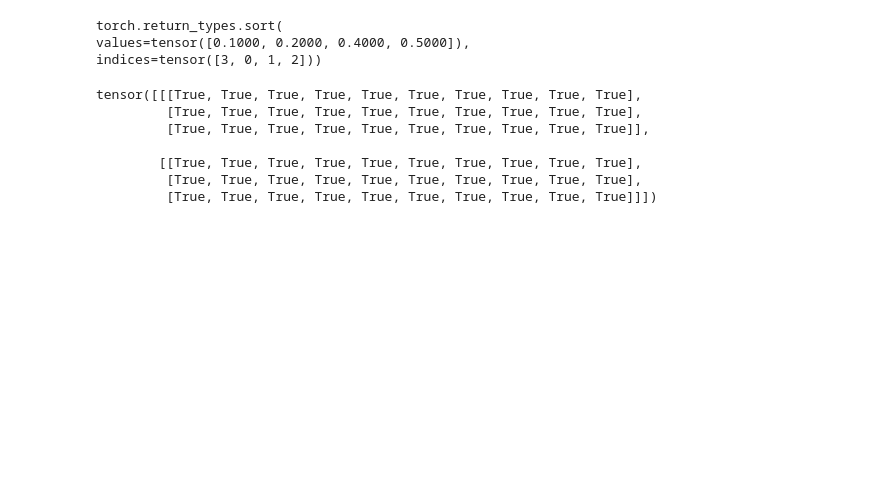
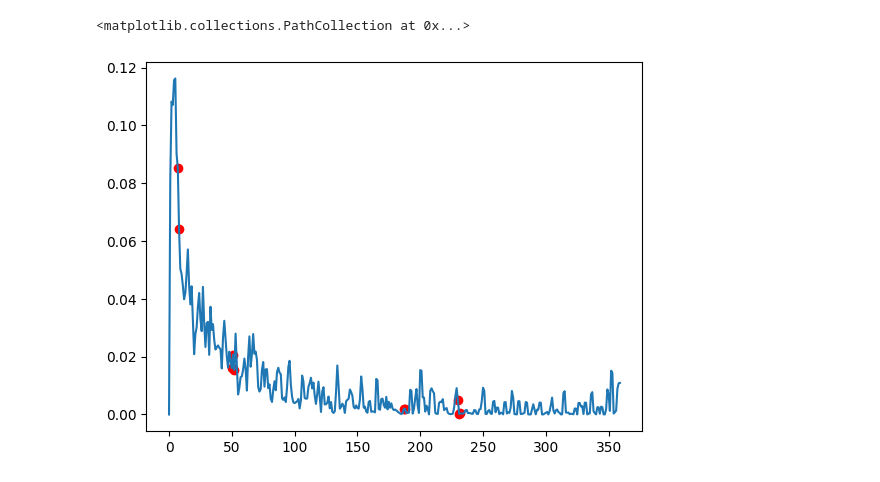
Before and after one commit to nguyen599/BrainMAP, a Jupyter notebook: test.ipynb, the cells around one changed output. Drawn from its saved outputs; the diff is of its cells as text; code cells hidden in the pictures; blank space fills up the shorter version.

```diff
--- a/test.ipynb
+++ b/test.ipynb
@@ -10,16 +0,0 @@ tensor([0.1000, 0.2000, 0.4000, 0.5000])
-# %%
-torch.sort(tensor_a, descending=False)
-# %% [output]
-torch.return_types.sort(
-values=tensor([0.1000, 0.2000, 0.4000, 0.5000]),
-indices=tensor([3, 0, 1, 2]))
-# %%
-torch.max(t1, -2).values == t1.squeeze(2)
-# %% [output]
-tensor([[[True, True, True, True, True, True, True, True, True, True],
-         [True, True, True, True, True, True, True, True, True, True],
-         [True, True, True, True, True, True, True, True, True, True]],
-
-        [[True, True, True, True, True, True, True, True, True, True],
-         [True, True, True, True, True, True, True, True, True, True],
-         [True, True, True, True, True, True, True, True, True, True]]])
@@ -25,0 +20,45 @@ tensor([[[True, True, True, True, True, True, True, True, True, True],
+# %%
+def calculate_sim(y):
+    sim = (torch.bmm(y, y.transpose(-1,-2))).squeeze(-1)
+    sims = [torch.zeros(y.shape[0]).to(sim.device)]
+    for i in range(sim.shape[1]-1):
+        sims.append(sim[:,i,i+1])
+    sims = torch.stack(sims, dim=1)
+    sims = (sims - sims.min(dim=1, keepdim=True)[0]) / (sims.max(dim=1, keepdim=True)[0] - sims.min(dim=1, keepdim=True)[0])
+    import matplotlib.pyplot as plt
+    # plt.plot(sims.cpu().detach().numpy())
+    # plt.savefig('similarity.png')
+    sims_ = [torch.zeros(y.shape[0]).to(sim.device)]
+    for i in range(sim.shape[1]-1):
+        sims_.append((sims[:,i+1] - sims[:,i]).abs() / torch.max(torch.stack((sims[:,i+1], sims[:,i]),dim=-1)))
+    sims_ = torch.stack(sims_).T
+    topk_indices = sims_.topk(360).indices
+    mask_ = torch.zeros_like(sims_).to(sim.device)
+    for i in range(topk_indices.shape[0]):
+        mask_[i, topk_indices[i]] = 1
+    sims_ = sims_ * mask_
+    return sims_
+
+scores = calculate_sim(repre)
+# %%
+avg_scores = [[] for i in range(label.max()+1)]
+
+for i in range(label.max()+1):
+    for j in range(len(label)):
+        if label[j] == i:
+            if torch.nan in scores[j]:
+                print(1)
+            avg_scores[i].append(scores[j])
+avg_scores = [torch.where(torch.isnan(torch.stack(avg_scores[i])), 0, torch.stack(avg_scores[i])) for i in range(len(avg_scores))]
+from matplotlib import pyplot as plt
+import numpy as np
+
+key_nodes = np.array([8,9,51,52,53,188,189,231,232,233])-1
+# key_nodes = np.array([24,103,104,105,107,123,124,125,128,129,130,173,174,175,176,204,283,284,285,287,303,304,305,308,309,310,353,354,355,356]) - 1
+
+
+plt.plot(torch.mean(avg_scores[3].cpu().detach(), dim=0))
+plt.scatter(key_nodes, torch.mean(avg_scores[3].detach(), dim=0)[key_nodes], c='red')
+# %% [output]
+<matplotlib.collections.PathCollection at 0x...>
+[figure, added]
```
Also changed, not shown: parts of 14 cells of this notebook, 20 other files.
